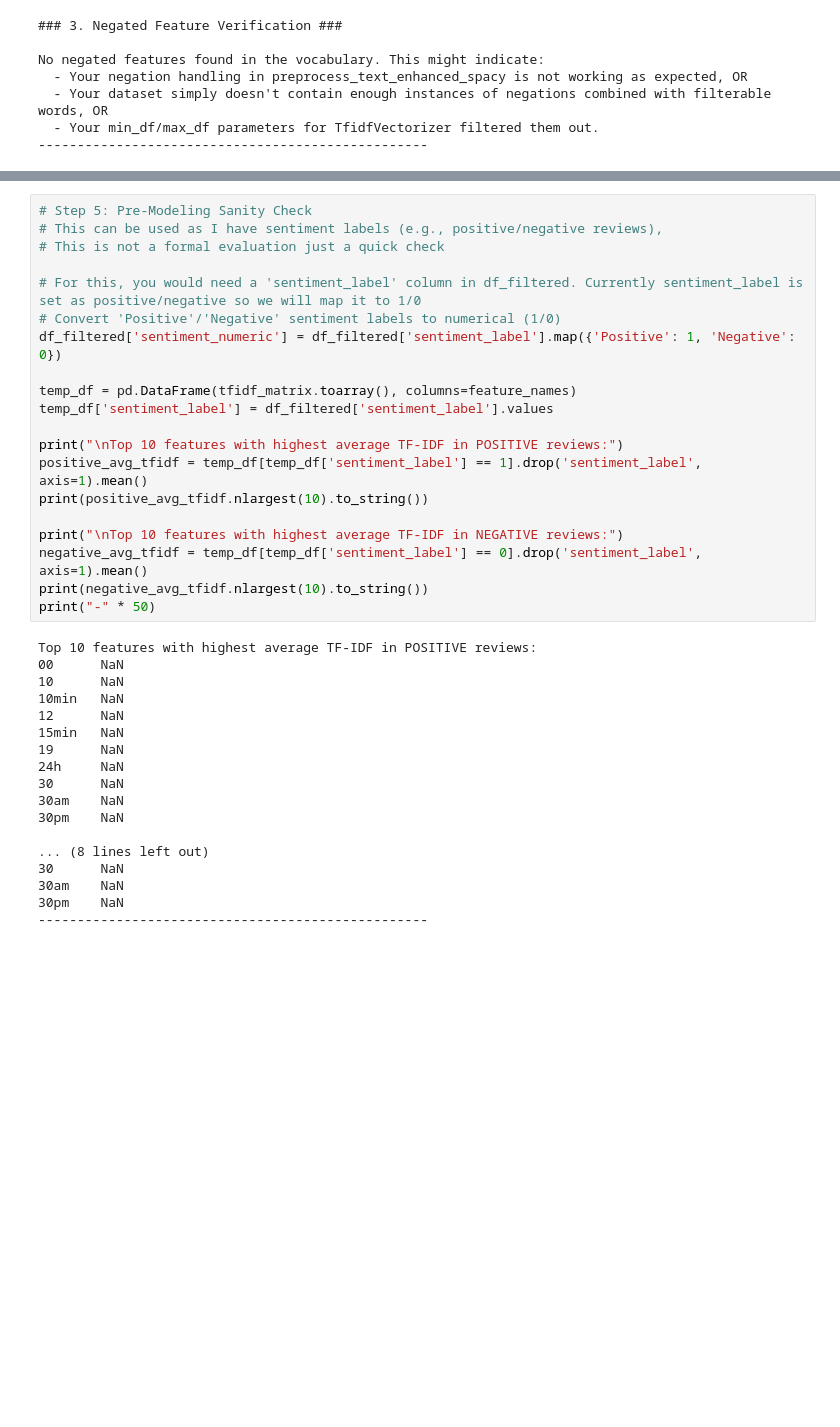
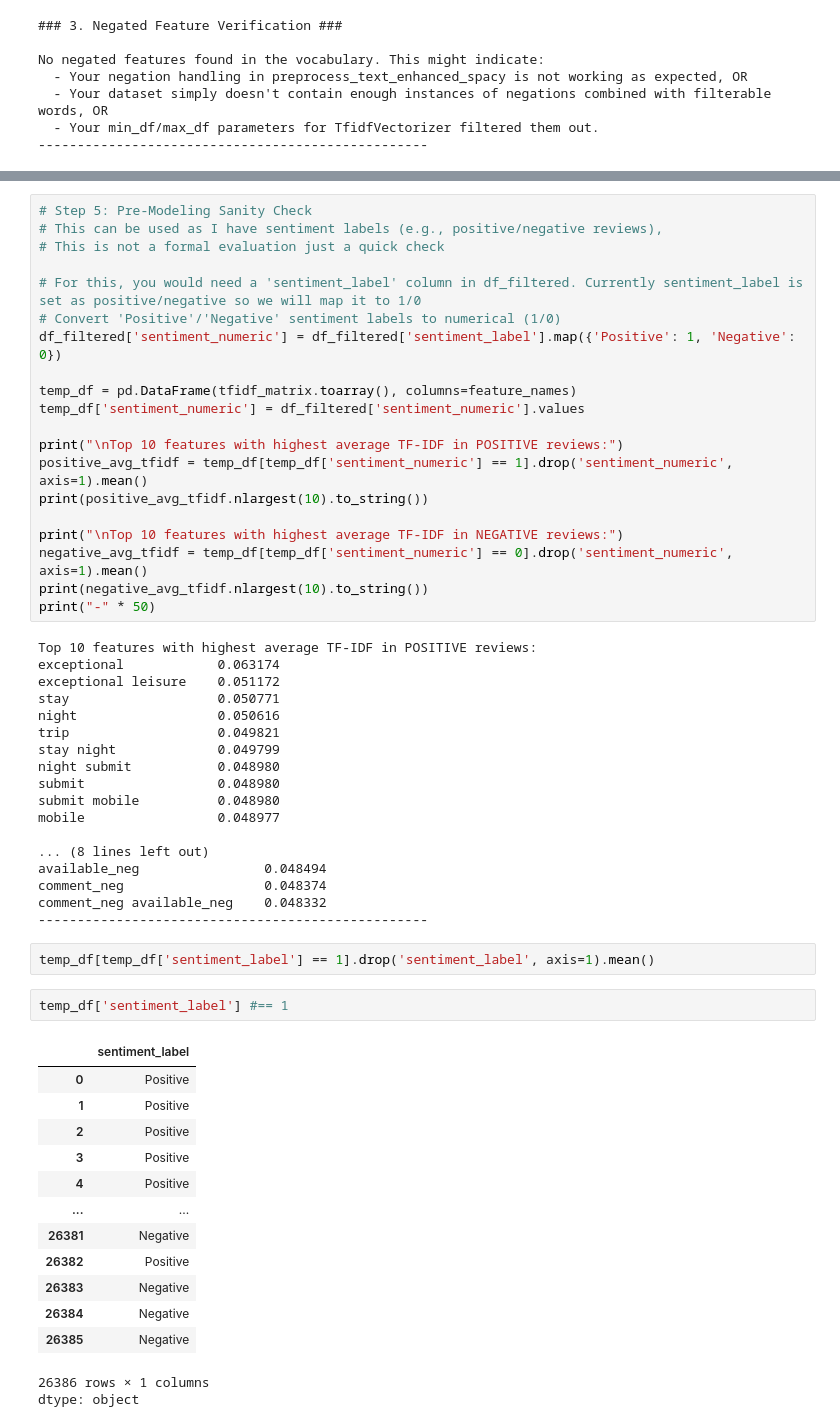
Before and after one commit to KBE25/hotel_sentiment, a Jupyter notebook: notebook.ipynb, the cells around one changed output, grey strips where cells are left out. Saved outputs shown, nothing was run; the diff lists cells and outputs as text; blank space fills up the shorter version.

```diff
--- a/notebook.ipynb
+++ b/notebook.ipynb
@@ -1146,34 +1145,53 @@ This confirms it's a sparse matrix and might benefit from dimensionality reducti
 df_filtered['sentiment_numeric'] = df_filtered['sentiment_label'].map({'Positive': 1, 'Negative': 0})
 
 temp_df = pd.DataFrame(tfidf_matrix.toarray(), columns=feature_names)
-temp_df['sentiment_label'] = df_filtered['sentiment_label'].values
+temp_df['sentiment_numeric'] = df_filtered['sentiment_numeric'].values
 
 print("\nTop 10 features with highest average TF-IDF in POSITIVE reviews:")
-positive_avg_tfidf = temp_df[temp_df['sentiment_label'] == 1].drop('sentiment_label', axis=1).mean()
+positive_avg_tfidf = temp_df[temp_df['sentiment_numeric'] == 1].drop('sentiment_numeric', axis=1).mean()
 print(positive_avg_tfidf.nlargest(10).to_string())
 
 print("\nTop 10 features with highest average TF-IDF in NEGATIVE reviews:")
-negative_avg_tfidf = temp_df[temp_df['sentiment_label'] == 0].drop('sentiment_label', axis=1).mean()
+negative_avg_tfidf = temp_df[temp_df['sentiment_numeric'] == 0].drop('sentiment_numeric', axis=1).mean()
 print(negative_avg_tfidf.nlargest(10).to_string())
 print("-" * 50)
 # %% [output]
 Top 10 features with highest average TF-IDF in POSITIVE reviews:
-00      NaN
-10      NaN
-10min   NaN
-12      NaN
-15min   NaN
-19      NaN
-24h     NaN
-30      NaN
-30am    NaN
-30pm    NaN
+exceptional            0.063174
+exceptional leisure    0.051172
+stay                   0.050771
+night                  0.050616
+trip                   0.049821
+stay night             0.049799
+night submit           0.048980
+submit                 0.048980
+submit mobile          0.048980
+mobile                 0.048977
 
 ... (8 lines left out)
-30      NaN
-30am    NaN
-30pm    NaN
+available_neg                0.048494
+comment_neg                  0.048374
+comment_neg available_neg    0.048332
 --------------------------------------------------
+# %%
+temp_df[temp_df['sentiment_label'] == 1].drop('sentiment_label', axis=1).mean()
+# %%
+temp_df['sentiment_label'] #== 1
+# %% [output]
+|  | sentiment_label |
+| 0 | Positive |
+| 1 | Positive |
+| 2 | Positive |
+| 3 | Positive |
+| 4 | Positive |
+| ... | ... |
+| 26381 | Negative |
+| 26382 | Positive |
+| 26383 | Negative |
+| 26384 | Negative |
+| 26385 | Negative |
+26386 rows × 1 columns
+dtype: object
 # %%
 print("Shape of temp_df:", temp_df.shape)
 print("Is there any NaN in temp_df?", temp_df.isnull().any().any())
```
Also changed, not shown: parts of 17 cells of this notebook.
